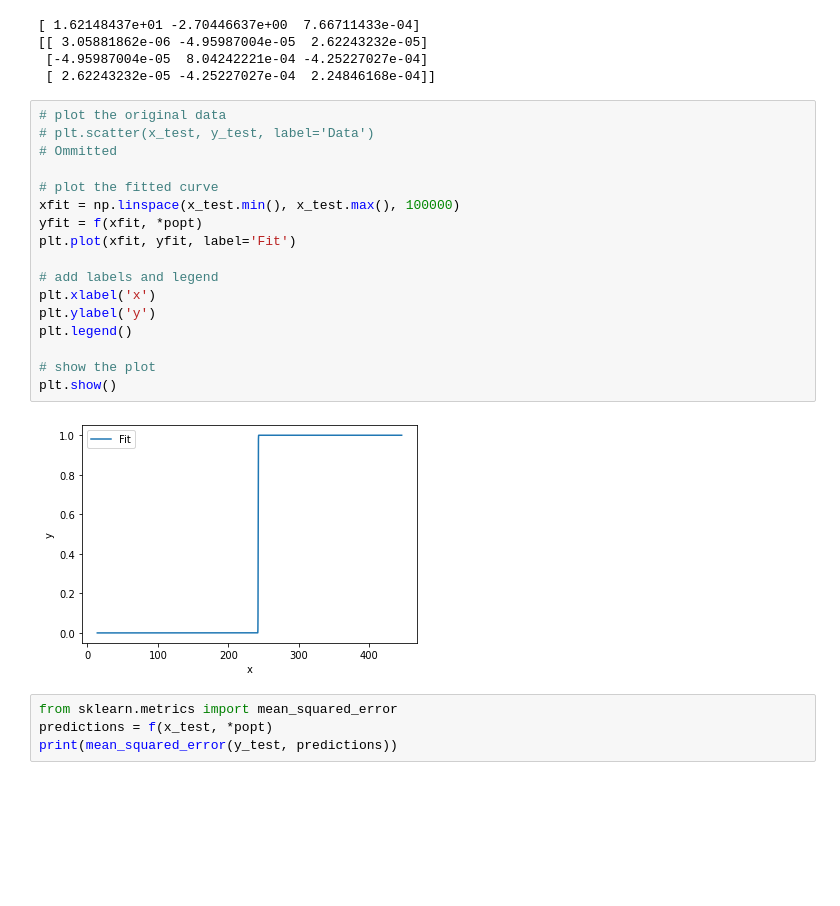
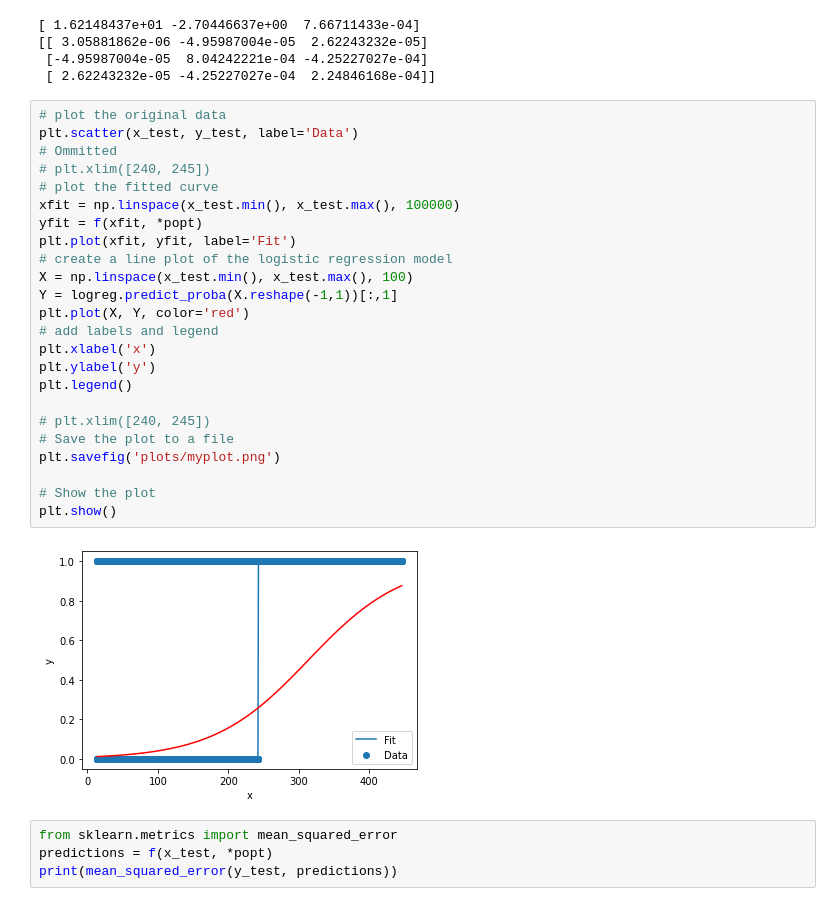
Before and after one commit to TanyaradzwaGozhora/Analyzing-Default-Probabilities, a Jupyter notebook: improved.ipynb, the cells around one changed output. Cells and saved outputs as stored; diff of their text form; blank space fills up the shorter version.

Commit message:
Initial plots

```diff
--- a/improved.ipynb
+++ b/improved.ipynb
@@ -108,23 +117,30 @@ print(popt, pcov, sep="\n")
  [ 2.62243232e-05 -4.25227027e-04  2.24846168e-04]]
 # %%
 # plot the original data
-# plt.scatter(x_test, y_test, label='Data')
+plt.scatter(x_test, y_test, label='Data')
 # Ommitted
-
+# plt.xlim([240, 245])
 # plot the fitted curve
 xfit = np.linspace(x_test.min(), x_test.max(), 100000)
 yfit = f(xfit, *popt)
 plt.plot(xfit, yfit, label='Fit')
-
+# create a line plot of the logistic regression model
+X = np.linspace(x_test.min(), x_test.max(), 100)
+Y = logreg.predict_proba(X.reshape(-1,1))[:,1]
+plt.plot(X, Y, color='red')
 # add labels and legend
 plt.xlabel('x')
 plt.ylabel('y')
 plt.legend()
 
-# show the plot
+# plt.xlim([240, 245])
+# Save the plot to a file
+plt.savefig('plots/myplot.png')
+
+# Show the plot
 plt.show()
 # %% [output]
-[figure, old version]
+[figure, new version]
 # %%
 from sklearn.metrics import mean_squared_error
 predictions = f(x_test, *popt)
```
Also changed, not shown: parts of 3 cells of this notebook, 4 other files.
